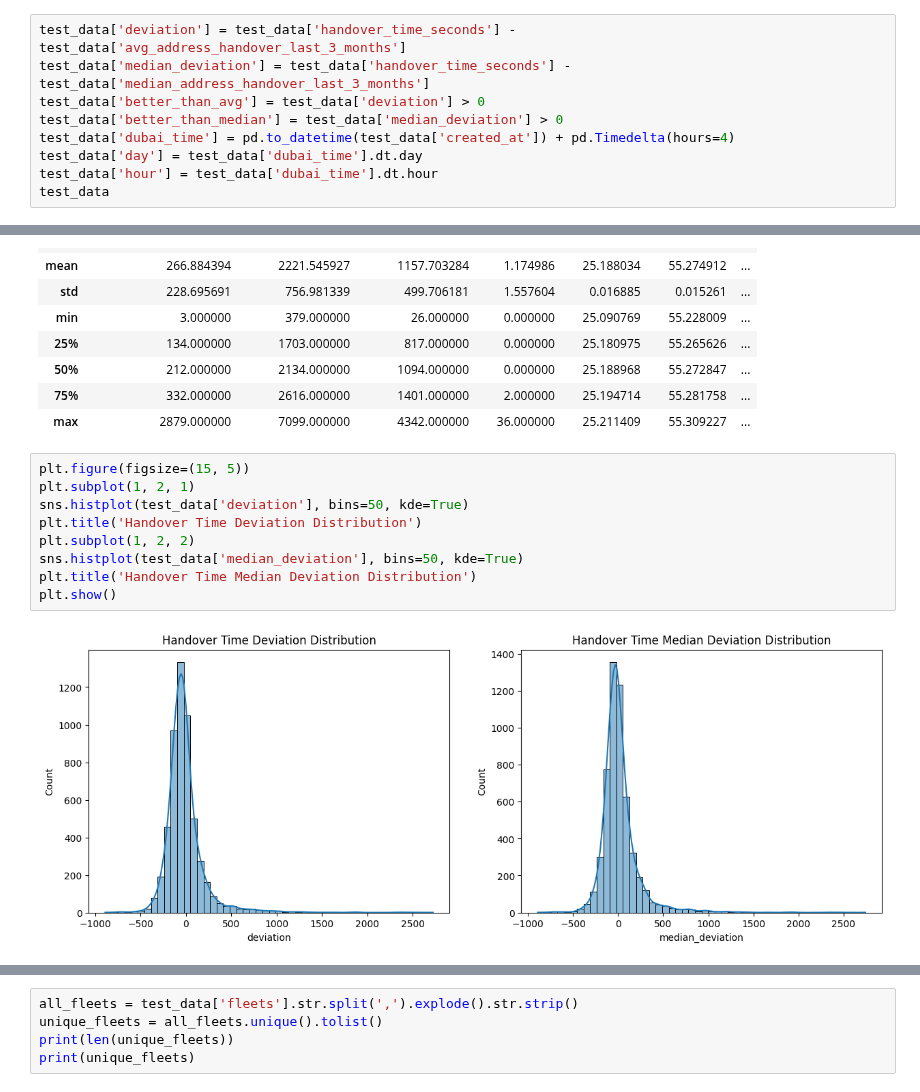
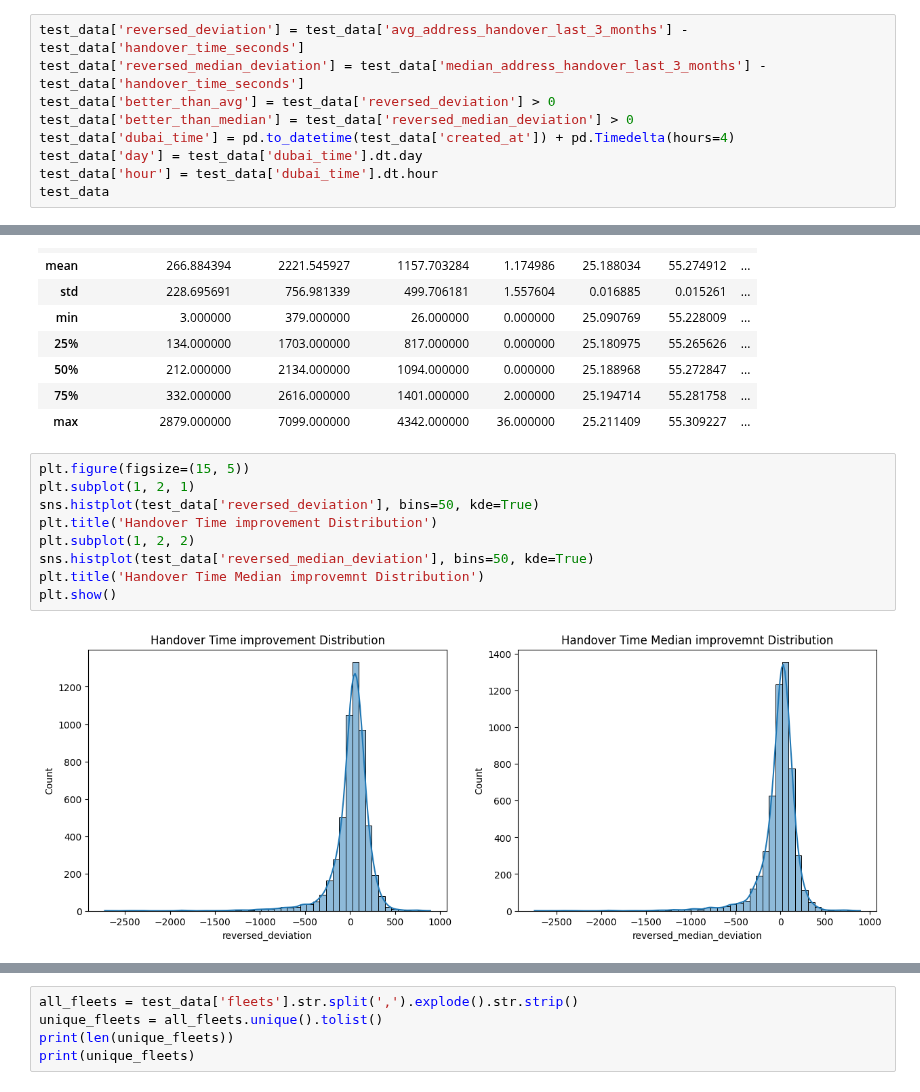
Before and after one commit to MohamdFekry/Parking-Enricher, a Jupyter notebook: test_data_analsis.ipynb, the cells around one changed output, grey strips where cells are left out. Saved outputs shown, nothing was run; the diff lists cells and outputs as text.

```diff
--- a/test_data_analsis.ipynb
+++ b/test_data_analsis.ipynb
@@ -123,10 +129,10 @@ Index(['created_at', 'mp_Task_nr', 'handover_time_seconds', 'o2a_time_seconds',
        'median_address_handover_last_3_months'],
       dtype='object')
 # %%
-test_data['deviation'] = test_data['handover_time_seconds'] - test_data['avg_address_handover_last_3_months']
-test_data['median_deviation'] = test_data['handover_time_seconds'] - test_data['median_address_handover_last_3_months']
-test_data['better_than_avg'] = test_data['deviation'] > 0
-test_data['better_than_median'] = test_data['median_deviation'] > 0
+test_data['reversed_deviation'] = test_data['avg_address_handover_last_3_months'] - test_data['handover_time_seconds']
+test_data['reversed_median_deviation'] = test_data['median_address_handover_last_3_months'] - test_data['handover_time_seconds']
+test_data['better_than_avg'] = test_data['reversed_deviation'] > 0
+test_data['better_than_median'] = test_data['reversed_median_deviation'] > 0
 test_data['dubai_time'] = pd.to_datetime(test_data['created_at']) + pd.Timedelta(hours=4)
 test_data['day'] = test_data['dubai_time'].dt.day
 test_data['hour'] = test_data['dubai_time'].dt.hour
@@ -184,14 +190,14 @@ test_data.describe()
 # %%
 plt.figure(figsize=(15, 5))
 plt.subplot(1, 2, 1)
-sns.histplot(test_data['deviation'], bins=50, kde=True)
-plt.title('Handover Time Deviation Distribution')
+sns.histplot(test_data['reversed_deviation'], bins=50, kde=True)
+plt.title('Handover Time improvement Distribution')
 plt.subplot(1, 2, 2)
-sns.histplot(test_data['median_deviation'], bins=50, kde=True)
-plt.title('Handover Time Median Deviation Distribution')
+sns.histplot(test_data['reversed_median_deviation'], bins=50, kde=True)
+plt.title('Handover Time Median improvemnt Distribution')
 plt.show()
 # %% [output]
-[figure, old version]
+[figure, new version]
 # %%
 print(f'orders bettwr than average: {test_data['better_than_avg'].mean()*100}%')
 print(f'orders bettwr than median: {test_data['better_than_median'].mean()*100}%')
```
Also changed, not shown: parts of 14 cells of this notebook, 1 other file.
